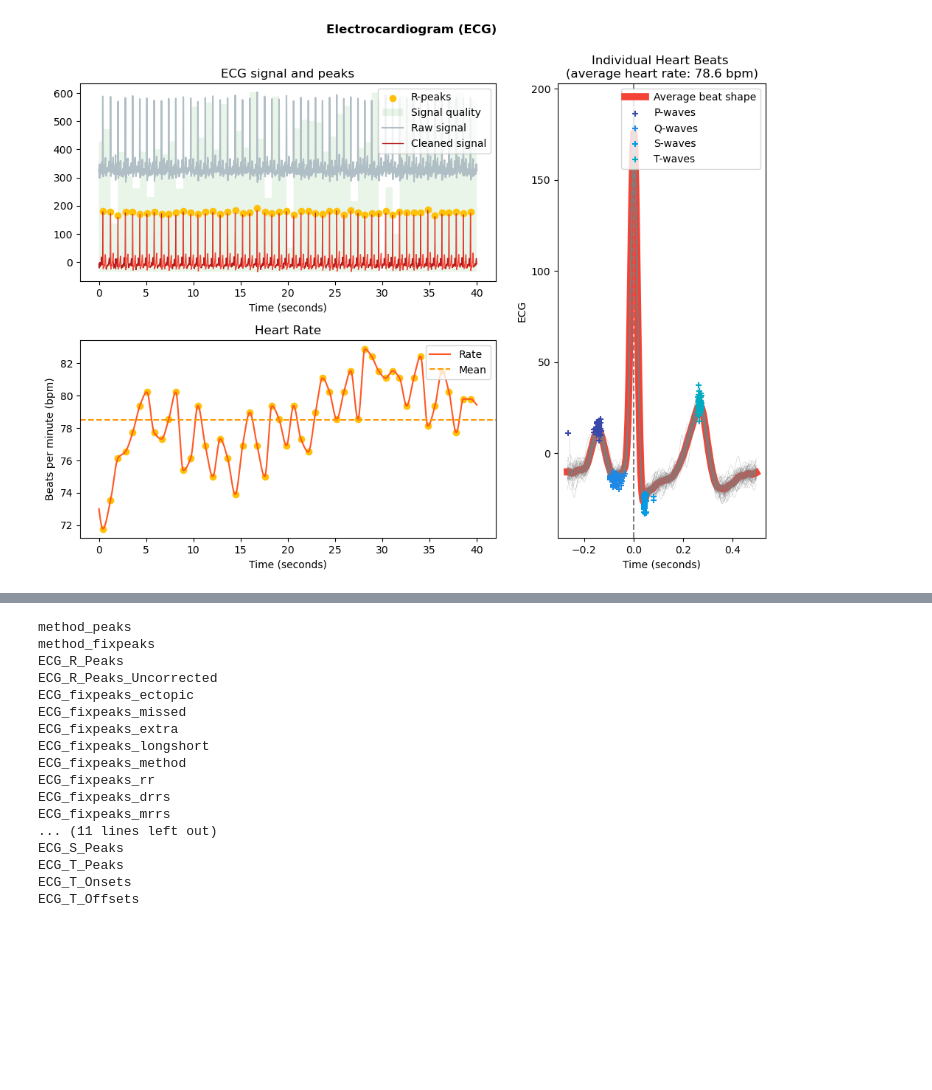
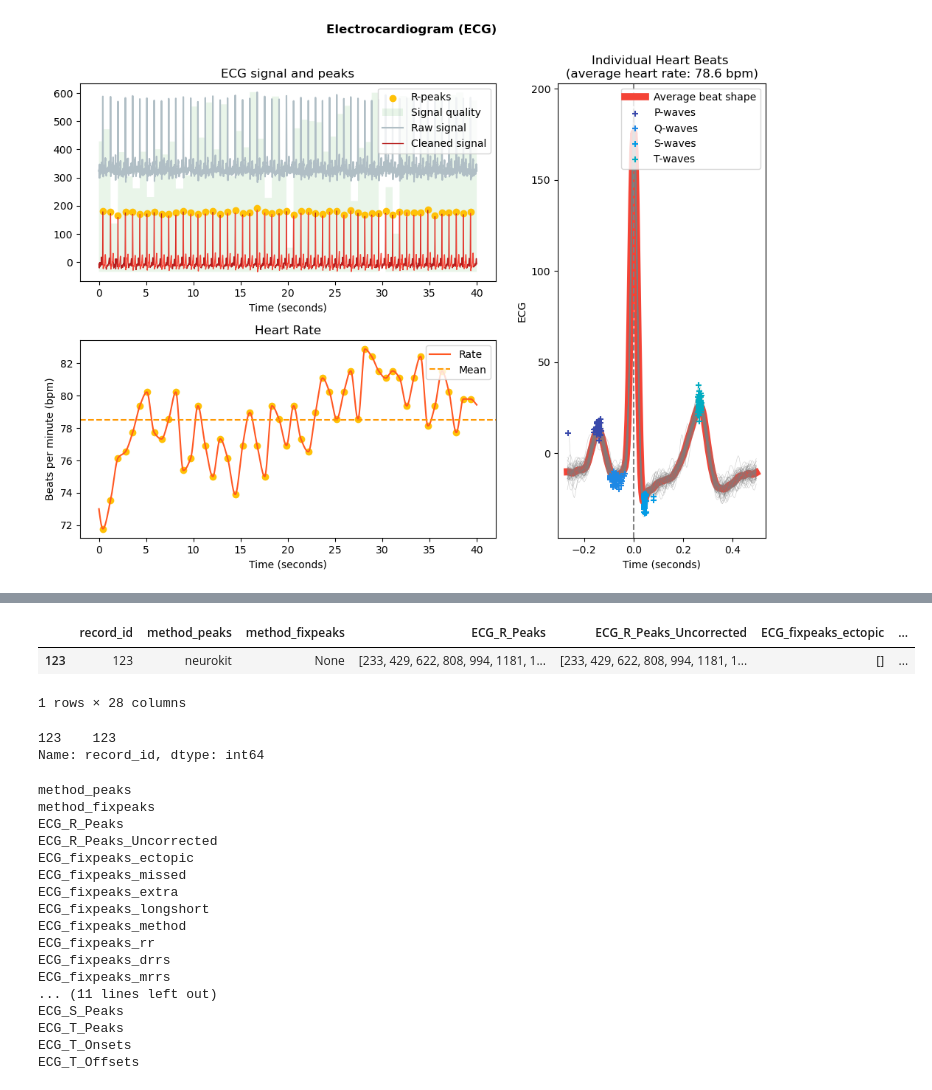
Before and after one commit to Fugueh/ECG_lab, a Jupyter notebook: playground/neurokit2/neuro_kit_2_test.ipynb, the cells around one changed output, grey strips where cells are left out. Cells and saved outputs as stored; diff of their text form; code cells hidden in the pictures; blank space fills up the shorter version.

```diff
--- a/playground/neurokit2/neuro_kit_2_test.ipynb
+++ b/playground/neurokit2/neuro_kit_2_test.ipynb
@@ -35,4 +32,8 @@ plt.savefig('neuro_kit_2_test1.jpg', dpi=300, bbox_inches='tight')
 # %% [output]
 [figure]
 # %%
-ecg_signals[ecg_signals['ECG_R_Peaks'] == 1]
+d = {123:info}
+df = pd.DataFrame(d).T
+df['record_id'] = df.index
+df = df[['record_id'] + list(df.columns[:-1])]
+df.to_csv('test.csv')
@@ -53,3 +40,14 @@ ecg_signals[ecg_signals['ECG_R_Peaks'] == 1]
+# %%
+df
+# %% [output]
+|  | record_id | method_peaks | method_fixpeaks | ECG_R_Peaks | ECG_R_Peaks_Uncorrected | ECG_fixpeaks_ectopic | ... |
+| 123 | 123 | neurokit | None | [233, 429, 622, 808, 994, 1181, 1... | [233, 429, 622, 808, 994, 1181, 1... | [] | ... |
+1 rows × 28 columns
+# %%
+df['record_id']
+# %% [output]
+123    123
+Name: record_id, dtype: int64
 # %%
 for key in info.keys():
     print(key)
```
Also changed, not shown: parts of 3 cells of this notebook, 8 other files.
